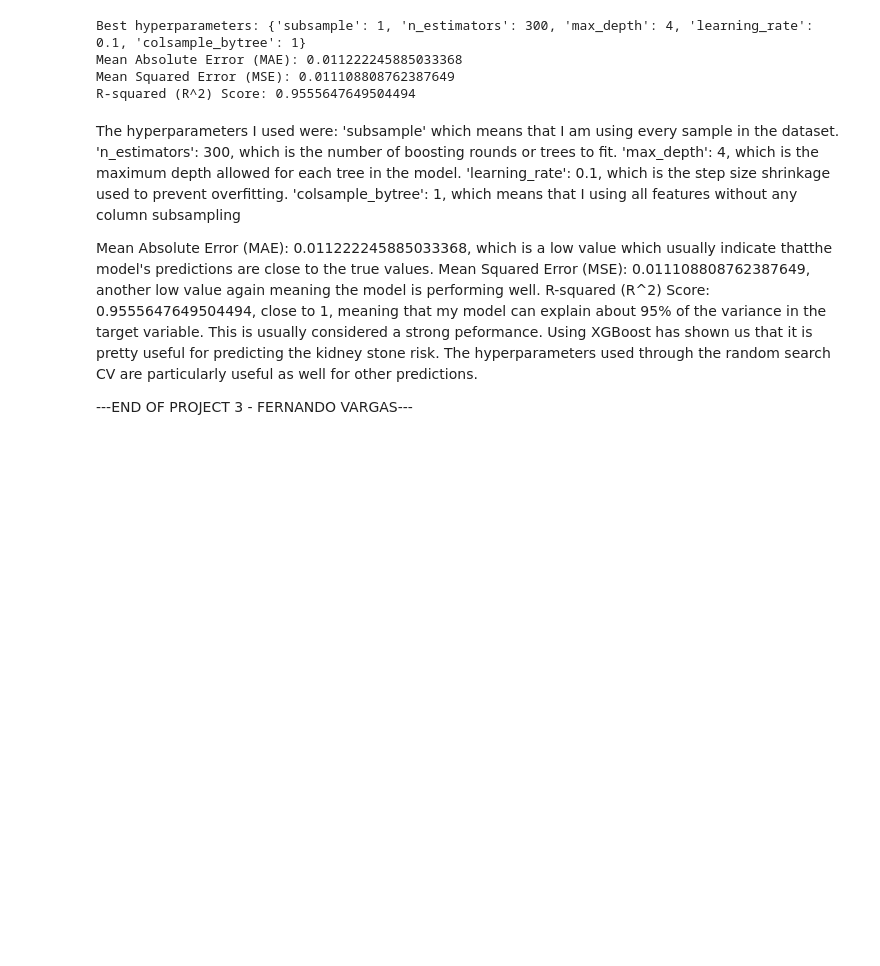
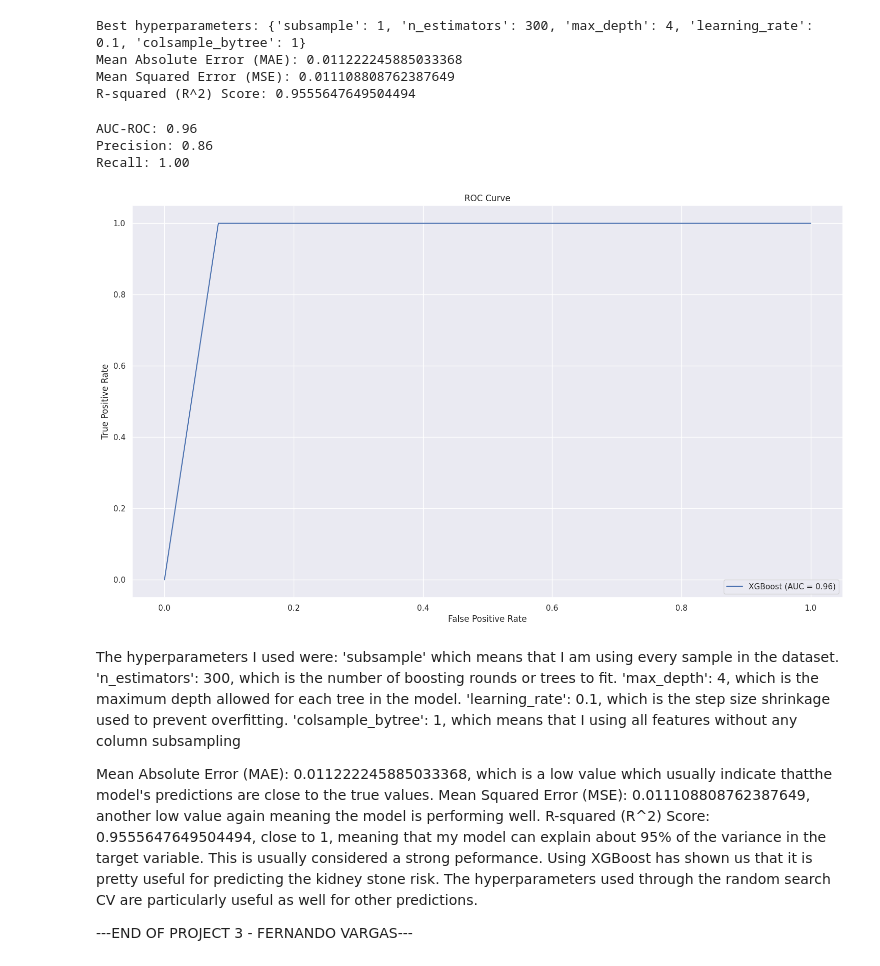
Before and after one commit to Fernando21854/DataMining_KidneyStoneData, a Jupyter notebook: Project3.ipynb, the cells around one changed output. Cells and saved outputs as stored; diff of their text form; code cells hidden in the pictures; blank space fills up the shorter version.

```diff
--- a/Project3.ipynb
+++ b/Project3.ipynb
@@ -268,6 +268,46 @@ Best hyperparameters: {'subsample': 1, 'n_estimators': 300, 'max_depth': 4, 'lea
 Mean Absolute Error (MAE): 0.011222245885033368
 Mean Squared Error (MSE): 0.011108808762387649
 R-squared (R^2) Score: 0.9555647649504494
+# %%
+import numpy as np
+import matplotlib.pyplot as plt
+from sklearn.metrics import roc_curve, roc_auc_score, precision_score, recall_score, f1_score
+
+# Train the XGBoost model
+model = xgb.XGBRegressor()
+model.fit(X_train, y_train)
+
+# Predict using the model on the test set
+y_pred_test = model.predict(X_test)
+
+y_test_binary = np.where(y_test >= 0.5, 1, 0)
+y_pred_binary = np.where(y_pred_test >= 0.5, 1, 0)
+
+# Calculate the AUCROC score
+auc = roc_auc_score(y_test_binary, y_pred_binary)
+
+# Calculate precision and recall
+precision = precision_score(y_test_binary, y_pred_binary)
+recall = recall_score(y_test_binary, y_pred_binary)
+
+# Print the results
+print(f"AUC-ROC: {auc:.2f}")
+print(f"Precision: {precision:.2f}")
+print(f"Recall: {recall:.2f}")
+
+# Plot the AUC-ROC curve
+fpr, tpr, _ = roc_curve(y_test_binary, y_pred_binary)
+plt.plot(fpr, tpr, label=f"XGBoost (AUC = {auc:.2f})")
+plt.xlabel("False Positive Rate")
+plt.ylabel("True Positive Rate")
+plt.title("ROC Curve")
+plt.legend(loc="lower right")
+plt.show()
+# %% [output]
+AUC-ROC: 0.96
+Precision: 0.86
+Recall: 1.00
+[figure, added]
 # %% [markdown]
 The hyperparameters I used were:
 'subsample' which means that I am using every sample in the dataset.
```
